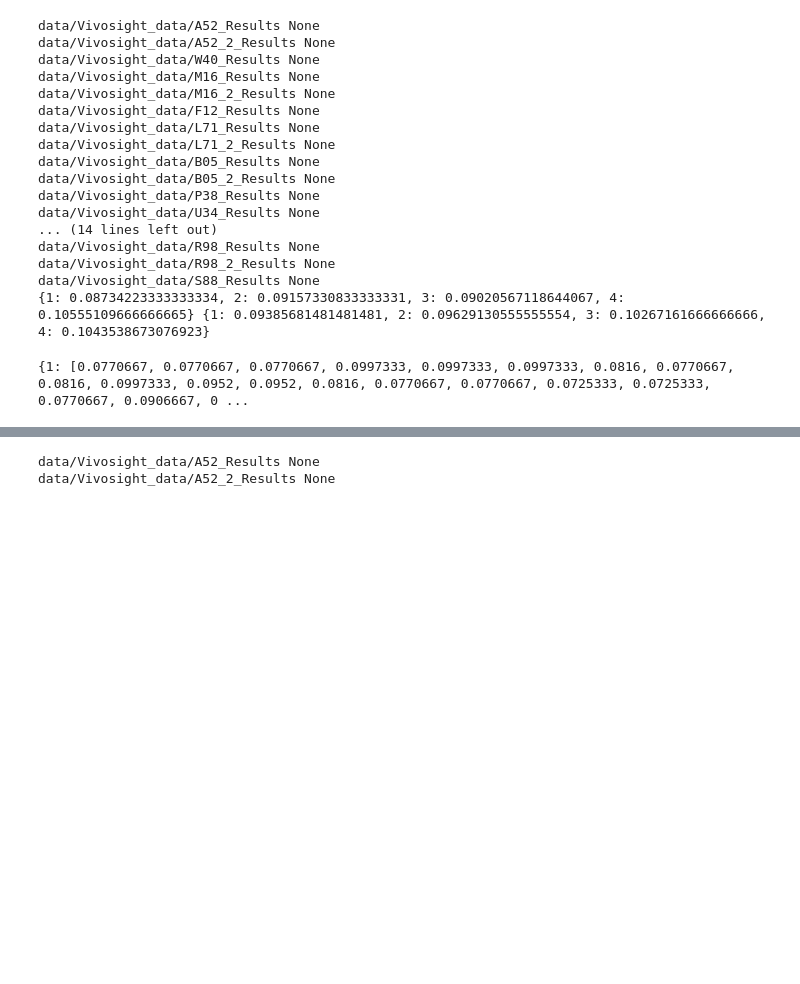
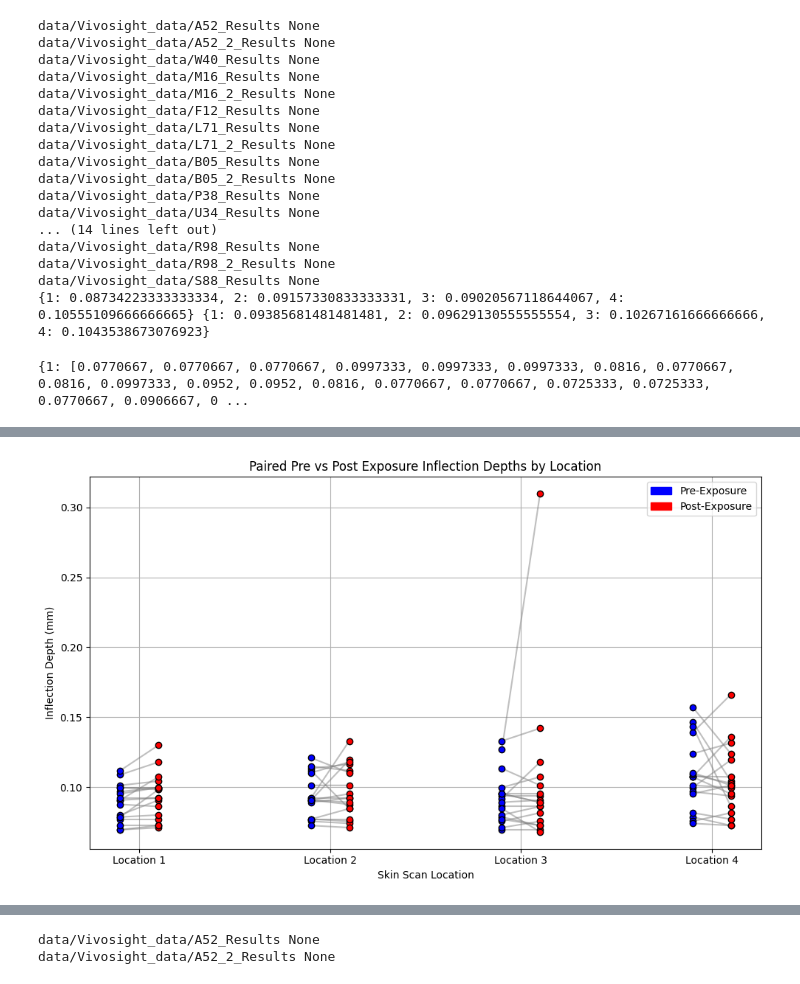
Before and after one commit to alejjara1/MeS_Vivosight, a Jupyter notebook: code/epidermal_returns.ipynb, the cells around one changed output, grey strips where cells are left out. Cells and saved outputs as stored; diff of their text form; code cells hidden in the pictures; blank space fills up the shorter version.

```diff
--- a/code/epidermal_returns.ipynb
+++ b/code/epidermal_returns.ipynb
@@ -144,0 +188,76 @@ print(location_pre_dict)
+# %%
+import data_read
+import matplotlib.pyplot as plt
+import numpy as np
+import matplotlib.patches as mpatches
+
+# Initialize per-subject per-location storage
+subject_pre_data = {}  # {subject_id: {location: [depths]}}
+subject_post_data = {}
+
+vivosight_folder = "data/Vivosight_data/"
+scan_folder = "data/scan_information/"
+subject_ids = data_read.get_all_subject_ids(vivosight_folder)
+
+for subject_id in subject_ids:
+    subject_data = data_read.process_subject_vivosight_data(subject_id, vivosight_folder, scan_folder, "epidermal")
+
+    if subject_id not in subject_pre_data:
+        subject_pre_data[subject_id] = {1: [], 2: [], 3: [], 4: []}
+        subject_post_data[subject_id] = {1: [], 2: [], 3: [], 4: []}
+
+    for derm_scan in subject_data.visit.epidermal:
+        derm_scan.get_normalize_a_scan()
+        if derm_scan.location not in [1, 2, 3, 4]:
+            continue
+
+        derm_scan.approach_1(15)
+        if derm_scan.min_location_index is None:
+            derm_scan.approach_2(15, 200)
+
+        inflection_depth = derm_scan.depth_data["Depth"][derm_scan.min_location_index]
+
+        if derm_scan.exposed:
+            subject_post_data[subject_id][derm_scan.location].append(inflection_depth)
+        else:
+            subject_pre_data[subject_id][derm_scan.location].append(inflection_depth)
+
+# Plotting all locations on one plot
+plt.figure(figsize=(10, 6))
+
+# Assign x-axis positions: 1 = Loc1, 2 = Loc2, 3 = Loc3, 4 = Loc4
+for loc in [1, 2, 3, 4]:
+    for subject_id in subject_ids:
+        pre_vals = subject_pre_data.get(subject_id, {}).get(loc, [])
+        post_vals = subject_post_data.get(subject_id, {}).get(loc, [])
+
+        if pre_vals and post_vals:
+            avg_pre = np.mean(pre_vals)
+            avg_post = np.mean(post_vals)
+
+            # X positions: offset slightly for clarity
+            x_vals = [loc - 0.1, loc + 0.1]
+            y_vals = [avg_pre, avg_post]
+
+            # Gray line
+            plt.plot(x_vals, y_vals, color='gray', alpha=0.5)
+
+            # Blue pre dot
+            plt.scatter(loc - 0.1, avg_pre, color='blue', edgecolor='black', zorder=3)
+            # Red post dot
+            plt.scatter(loc + 0.1, avg_post, color='red', edgecolor='black', zorder=3)
+
+            # Legend handles
+            blue_patch = mpatches.Patch(color='blue', label='Pre-Exposure')
+            red_patch = mpatches.Patch(color='red', label='Post-Exposure')
+            plt.legend(handles=[blue_patch, red_patch], loc='upper right')
+
+# Labeling
+plt.xticks([1, 2, 3, 4], [f"Location {i}" for i in range(1, 5)])
+plt.xlabel("Skin Scan Location")
+plt.ylabel("Inflection Depth (mm)")
+plt.title("Paired Pre vs Post Exposure Inflection Depths by Location")
+plt.grid(True)
+plt.tight_layout()
+plt.show()
+# %% [output]
@@ -144,0 +281 @@ print(location_pre_dict)
+[figure, added]
```
Also changed, not shown: parts of 6 cells of this notebook, 1 other file.
